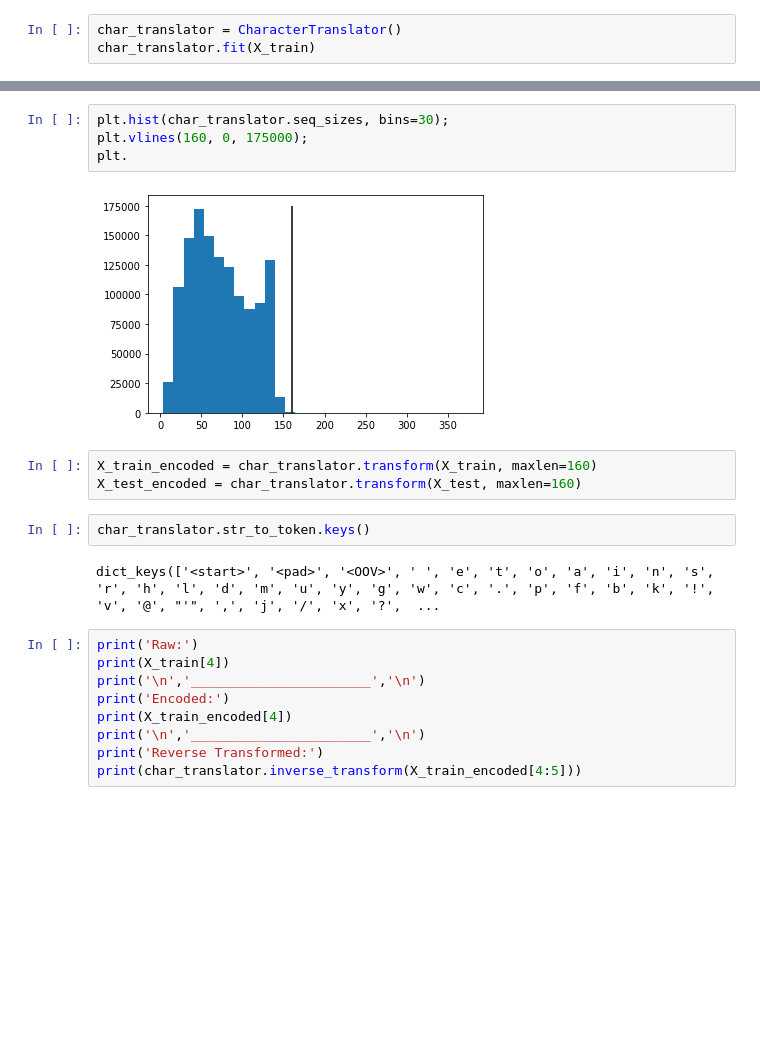
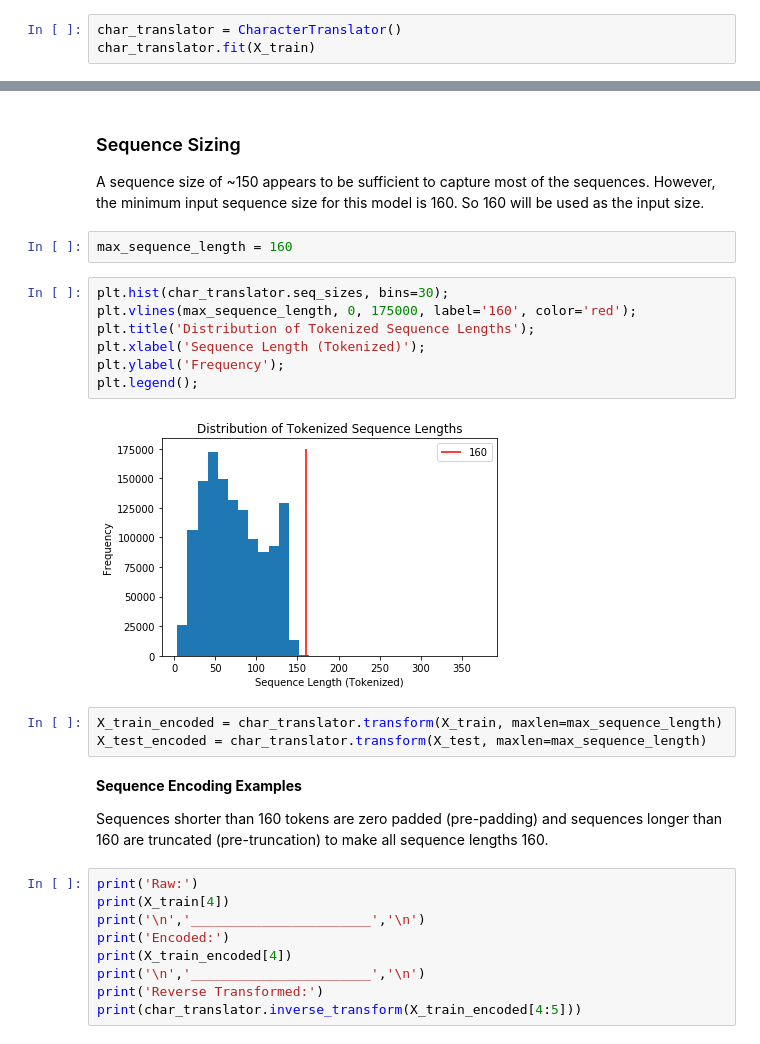
Before and after one commit to sjmiller8182/character-convolutions-classification, a Jupyter notebook: character-convolution-tutorial.ipynb, the cells around one changed output, grey strips where cells are left out. Saved outputs shown, nothing was run; the diff lists cells and outputs as text; blank space fills up the shorter version.

```diff
--- a/character-convolution-tutorial.ipynb
+++ b/character-convolution-tutorial.ipynb
@@ -28,16 +90,27 @@ char_translator.fit(X_train)
+# %% [markdown]
+### Sequence Sizing
+
+A sequence size of ~150 appears to be sufficient to capture most of the sequences.
+However, the minimum input sequence size for this model is 160.
+So 160 will be used as the input size.
+# %%
+max_sequence_length = 160
 # %%
 plt.hist(char_translator.seq_sizes, bins=30);
-plt.vlines(160, 0, 175000);
-plt.
+plt.vlines(max_sequence_length, 0, 175000, label='160', color='red');
+plt.title('Distribution of Tokenized Sequence Lengths');
+plt.xlabel('Sequence Length (Tokenized)');
+plt.ylabel('Frequency');
+plt.legend();
 # %% [output]
-[figure, old version]
+[figure, new version]
 # %%
-X_train_encoded = char_translator.transform(X_train, maxlen=160)
-X_test_encoded = char_translator.transform(X_test, maxlen=160)
+X_train_encoded = char_translator.transform(X_train, maxlen=max_sequence_length)
+X_test_encoded = char_translator.transform(X_test, maxlen=max_sequence_length)
-# %%
-char_translator.str_to_token.keys()
-# %% [output]
-dict_keys(['<start>', '<pad>', '<OOV>', ' ', 'e', 't', 'o', 'a', 'i', 'n', 's', 'r', 'h', 'l', 'd', 'm', 'u', 'y', 'g', 'w', 'c', '.', 'p', 'f', 'b', 'k', '!', 'v', '@', "'", ',', 'j', '/', 'x', '?',  ...
+# %% [markdown]
+**Sequence Encoding Examples**
+
+Sequences shorter than 160 tokens are zero padded (pre-padding) and sequences longer than 160 are truncated (pre-truncation) to make all sequence lengths 160.
 # %%
 print('Raw:')
 print(X_train[4])
```
Also changed, not shown: parts of 18 cells of this notebook, 1 other file.
